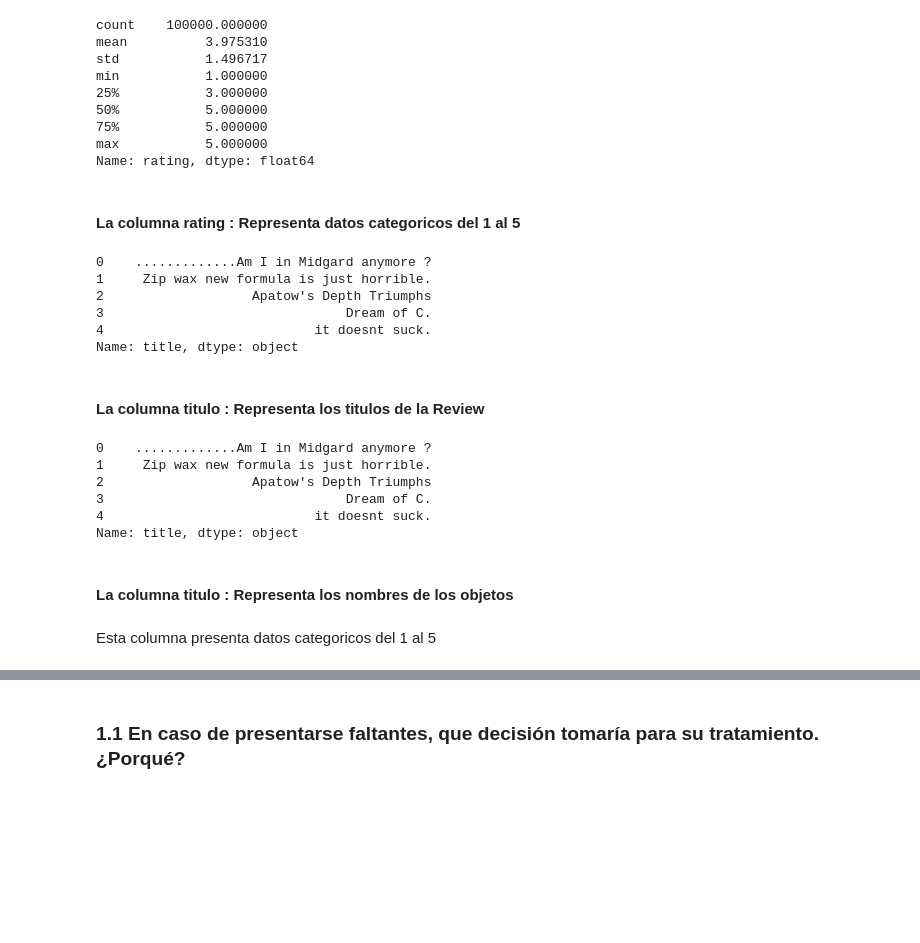
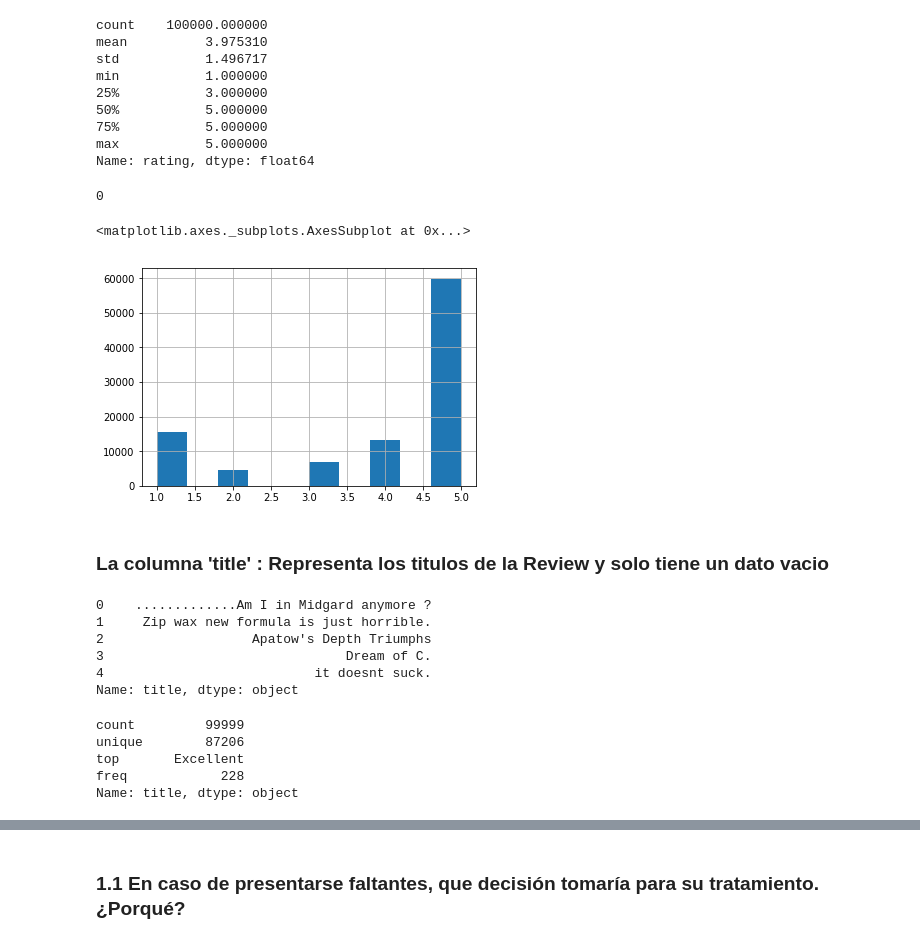
Before and after one commit to alejandrobernalcollazos/analisis-de-sentimiento-tp-1, a Jupyter notebook: tp-analisis-visualizacion-ulises-alejandro.ipynb, the cells around one changed output, grey strips where cells are left out. Saved outputs shown, nothing was run; the diff lists cells and outputs as text; code cells hidden in the pictures; blank space fills up the shorter version.

```diff
--- a/tp-analisis-visualizacion-ulises-alejandro.ipynb
+++ b/tp-analisis-visualizacion-ulises-alejandro.ipynb
@@ -36,21 +38,19 @@ min           1.000000
 75%           5.000000
 max           5.000000
 Name: rating, dtype: float64
-# %% [markdown]
-#### La columna rating : Representa datos categoricos del 1 al 5
-# %%
-### Evaluando los datos de la columna rating
-dataset['title'].describe()
-dataset['title'].head()
-# %% [output]
-0    .............Am I in Midgard anymore ?
-1     Zip wax new formula is just horrible.
-2                   Apatow's Depth Triumphs
-3                               Dream of C.
-4                           it doesnt suck.
-Name: title, dtype: object
+# %%
+### Evaluando si hay datos nulos
+dataset['rating'].isnull().sum()
+# %% [output]
+0
+# %%
+### Evaluando distribución de datos
+dataset['rating'].hist()
+# %% [output]
+<matplotlib.axes._subplots.AxesSubplot at 0x...>
+[figure, added]
 # %% [markdown]
-#### La columna titulo : Representa los titulos de la Review
+### La columna 'title' : Representa los titulos de la Review y solo tiene un dato vacio
 # %%
 ### Evaluando los datos de la columna rating
 dataset['title'].head()
@@ -61,7 +61,12 @@ dataset['title'].head()
 3                               Dream of C.
 4                           it doesnt suck.
 Name: title, dtype: object
-# %% [markdown]
-#### La columna titulo : Representa los nombres de los objetos
-# %% [markdown]
-Esta columna presenta datos categoricos del 1 al 5
+# %%
+### Evaluando los datos de la columna rating
+dataset['title'].describe()
+# %% [output]
+count         99999
+unique        87206
+top       Excellent
+freq            228
+Name: title, dtype: object
```
Also changed, not shown: parts of 53 cells of this notebook.
